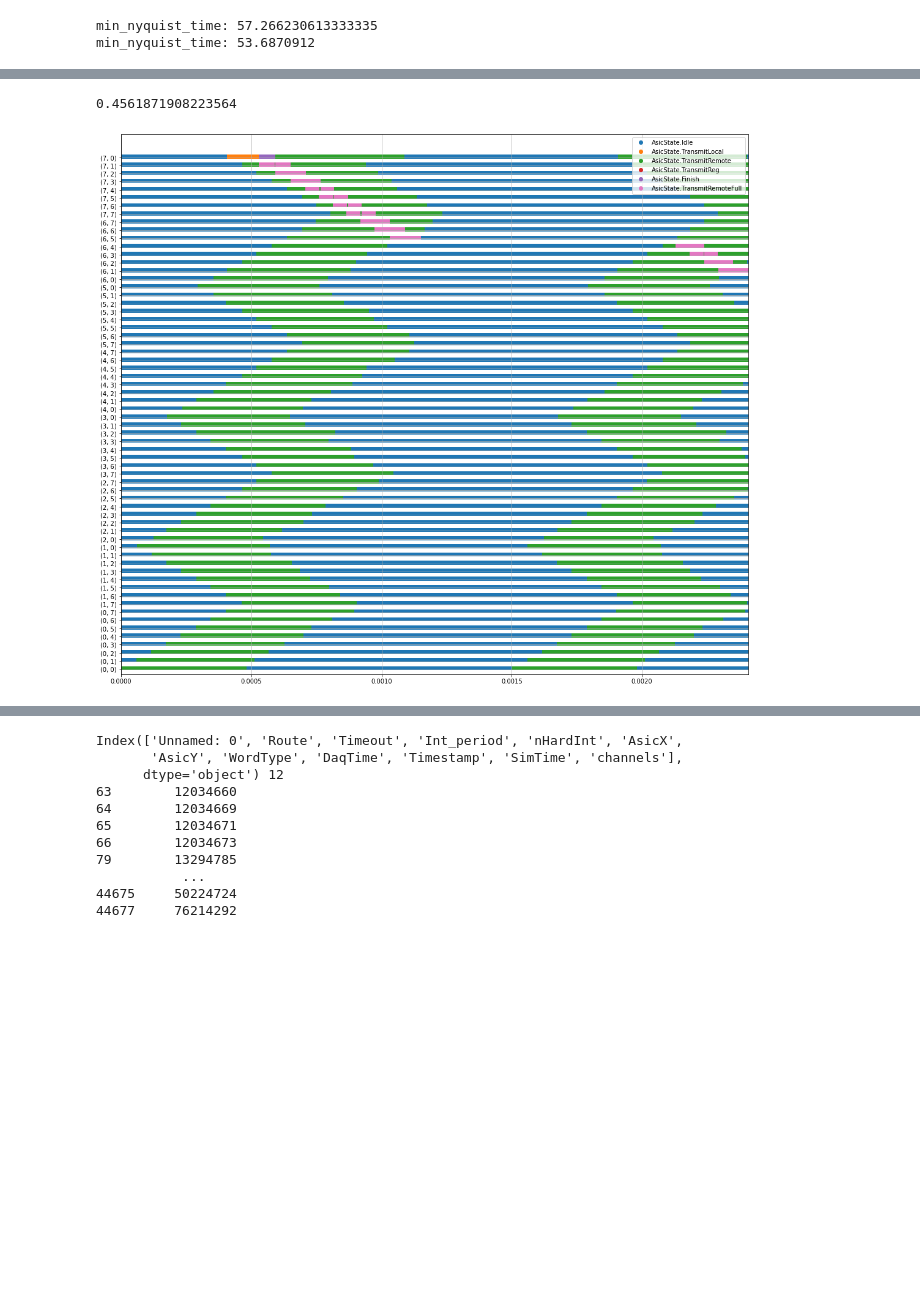
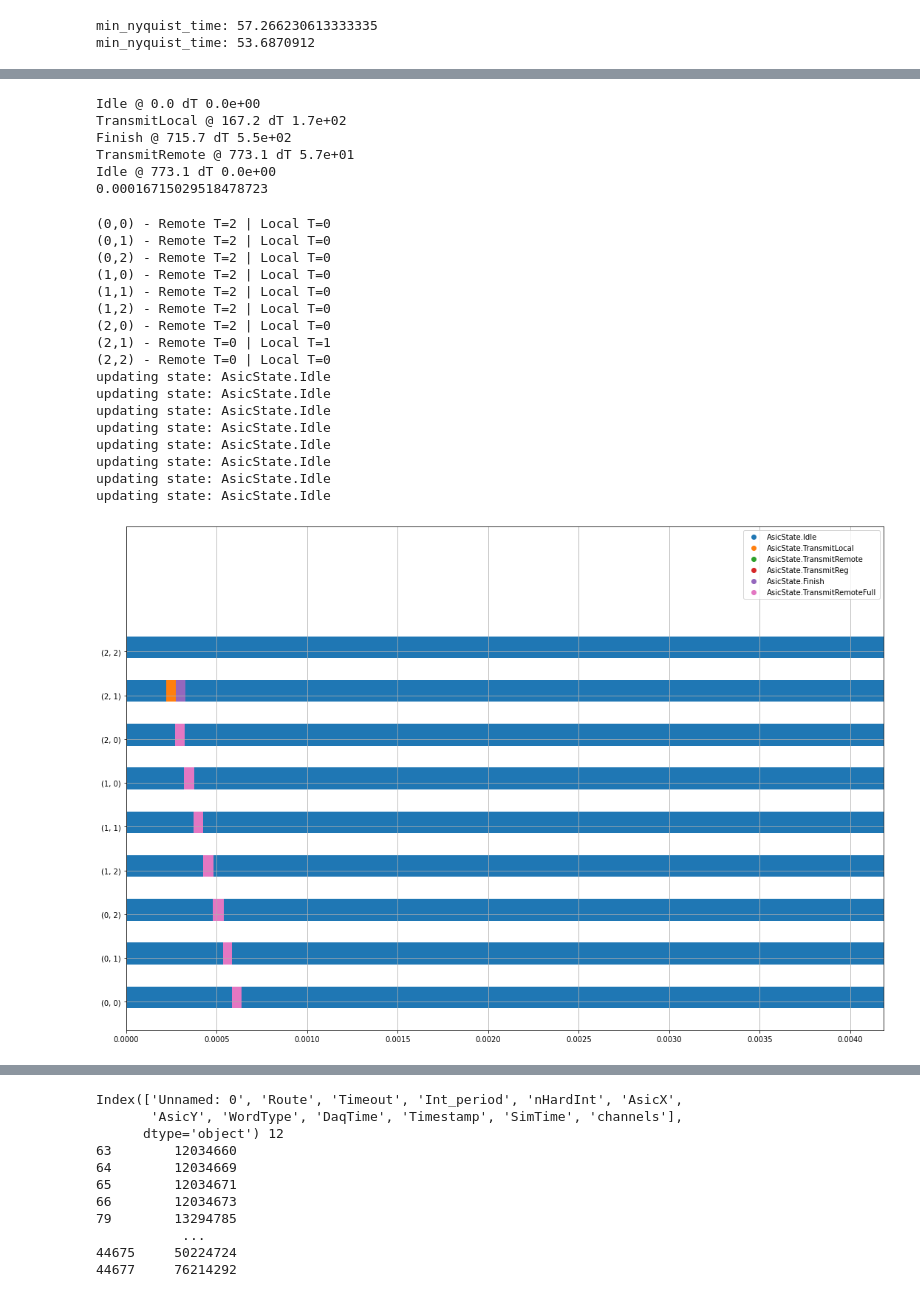
Before and after one commit to kkeefe/qpix-digital, a Jupyter notebook: simulation-software/bla.ipynb, the cells around one changed output, grey strips where cells are left out. Saved outputs shown, nothing was run; the diff lists cells and outputs as text; code cells hidden in the pictures; blank space fills up the shorter version.

```diff
--- a/simulation-software/bla.ipynb
+++ b/simulation-software/bla.ipynb
@@ -20,29 +20,37 @@ min_nyquist_time: 53.6870912
 import QpixAsicArray as qparray
 from QpixAsicArray import heatMap
 from QpixAsic import QPByte, ProcQueue
+from QpixTest import run_array_interrogate
 import QpixAsic as qpasic
+
 import random
 import numpy as np
 import matplotlib.pyplot as plt
 
 TIMEOUT = 1700 * 8
 
-qpa = qparray.QpixAsicArray(8, 8, debug=0.0, timeout=TIMEOUT, deltaT=1e-6)
-route = "Left"
+qpa = qparray.QpixAsicArray(2, 2, debug=0.0, timeout=TIMEOUT, deltaT=1e-9)
+route = "snake"
 qpa.Route(route, transact=False)
 r, c = qpa._nrows, qpa._ncols
 
-hitTimes = [1e-10, 1e-9]
+hitTimes = np.linspace(1e-10, 1e-8, 10)
 qpa[r-1][c-1].InjectHits(hitTimes)
 
-dT = 0.0015
+dT = 0.0010
 for i in range(r+c):
     qpa.Interrogate(dT)
+
+for a in qpa:
+    if len(a.state_times) > 2:
+        print(f"({a.row},{a.col}) state: {a.state_times[-1][0]}, @ {a.state_times[-1][2]}")
+    else:
+        print(f"({a.row},{a.col}) state: {a.state_times[-1][0]}, @ {a.state_times[-1][2]}")
 
 nTicks = qpa[0][0].transferTicks
 T = qpa[0][0].tOsc
 pT = nTicks * T * (r + c)
 end = dT+pT*20
 print("end time:", end, ", timeout length:", nTicks*T)
-qparray.viewAsicState(qpa, time_end=end*0.125, ordering="left")
+qparray.viewAsicState(qpa, time_end=end*0.500, ordering="left")
 # %% [output]
@@ -51,24 +66,55 @@ end time: 0.018744241740986992 , timeout length: 5.388825544058435e-05
-# %%
-import numpy as np
-print(0.975 ** 31)
-# %% [output]
-0.4561871908223564
+# %%
+a = qpa[1][1]
+pT = 0
+for state, _, time in a.state_times:
+    dT = time - pT
+    print(f"{state.name} @ {time*1e6:.1f} dT {dT*1e6:.1e}")
+    pT = time
+
+print(a._broadT[0])
+# %% [output]
+Idle @ 0.0 dT 0.0e+00
+TransmitLocal @ 167.2 dT 1.7e+02
+Finish @ 715.7 dT 5.5e+02
+TransmitRemote @ 773.1 dT 5.7e+01
+Idle @ 773.1 dT 0.0e+00
+0.00016715029518478723
 # %%
-qpa = qparray.QpixAsicArray(8, 8, debug=0.0, timeout=TIMEOUT, deltaT=1e-6)
+qpa = qparray.QpixAsicArray(3, 3, debug=0.0, timeout=TIMEOUT, deltaT=1e-6)
 route = "Snake"
 qpa.Route(route, transact=False)
 r, c = qpa._nrows, qpa._ncols
 
 dT = 1e-9
-qpa[r-1][0].InjectHits([dT])
+qpa[r-1][c-2].InjectHits([dT])
 
-for i in range(r+c):
+for i in range(r*c):
     qpa.Interrogate(0.0015)
+
+for a in qpa:
+    print(f"({a.row},{a.col}) - Remote T={a._remoteFifo._totalWrites} | Local T={a._localFifo._totalWrites} ")
 
 nTicks = qpa[0][0].transferTicks
 T = qpa[0][0].tOsc
 pT = nTicks * T * (r + c)
 end = dT+pT*5
-qparray.viewAsicState(qpa, time_end=end*0.5, ordering="snake")
+qparray.viewAsicState(qpa, time_end=end*2.5, ordering="snake")
 # %% [output]
+(0,0) - Remote T=2 | Local T=0
+(0,1) - Remote T=2 | Local T=0
+(0,2) - Remote T=2 | Local T=0
+(1,0) - Remote T=2 | Local T=0
+(1,1) - Remote T=2 | Local T=0
+(1,2) - Remote T=2 | Local T=0
+(2,0) - Remote T=2 | Local T=0
+(2,1) - Remote T=0 | Local T=1
+(2,2) - Remote T=0 | Local T=0
+updating state: AsicState.Idle
+updating state: AsicState.Idle
+updating state: AsicState.Idle
+updating state: AsicState.Idle
+updating state: AsicState.Idle
+updating state: AsicState.Idle
+updating state: AsicState.Idle
+updating state: AsicState.Idle
-[figure, old version]
+[figure, new version]
```
Also changed, not shown: parts of 4 cells of this notebook, 2 other files.
